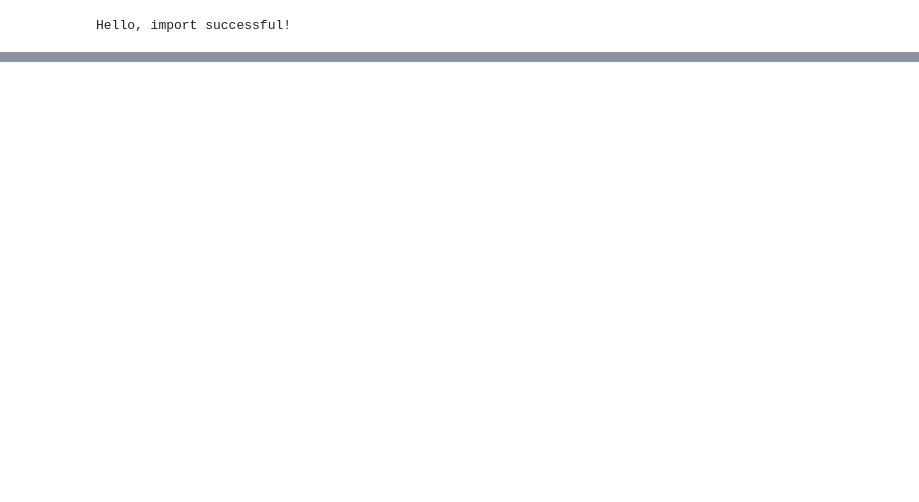
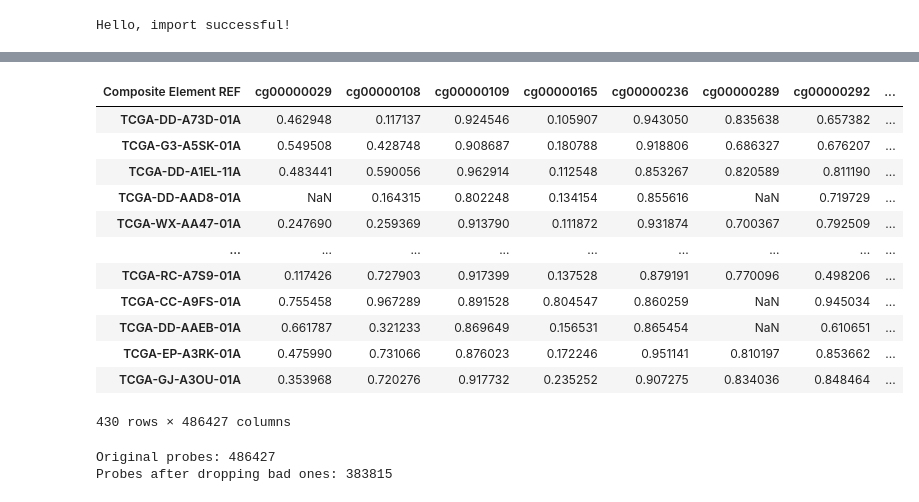
Before and after one commit to ich-bin-tyrone/epi-clusters, a Jupyter notebook: notebooks/01_eda.ipynb, the cells around one changed output, grey strips where cells are left out. Saved outputs shown, nothing was run; the diff lists cells and outputs as text; code cells hidden in the pictures; blank space fills up the shorter version.

```diff
--- a/notebooks/01_eda.ipynb
+++ b/notebooks/01_eda.ipynb
@@ -38,0 +56,37 @@ Length: 431, dtype: object
+# %%
+#transpose the methylation dataframe
+
+methylation_lihc_pd.set_index('Composite Element REF', inplace=True)
+methylation_lihc_pd_old = methylation_lihc_pd.transpose()
+methylation_lihc_pd_old
+# %% [output]
+| Composite Element REF | cg00000029 | cg00000108 | cg00000109 | cg00000165 | cg00000236 | cg00000289 | cg00000292 | ... |
+| TCGA-DD-A73D-01A | 0.462948 | 0.117137 | 0.924546 | 0.105907 | 0.943050 | 0.835638 | 0.657382 | ... |
+| TCGA-G3-A5SK-01A | 0.549508 | 0.428748 | 0.908687 | 0.180788 | 0.918806 | 0.686327 | 0.676207 | ... |
+| TCGA-DD-A1EL-11A | 0.483441 | 0.590056 | 0.962914 | 0.112548 | 0.853267 | 0.820589 | 0.811190 | ... |
+| TCGA-DD-AAD8-01A | NaN | 0.164315 | 0.802248 | 0.134154 | 0.855616 | NaN | 0.719729 | ... |
+| TCGA-WX-AA47-01A | 0.247690 | 0.259369 | 0.913790 | 0.111872 | 0.931874 | 0.700367 | 0.792509 | ... |
+| ... | ... | ... | ... | ... | ... | ... | ... | ... |
+| TCGA-RC-A7S9-01A | 0.117426 | 0.727903 | 0.917399 | 0.137528 | 0.879191 | 0.770096 | 0.498206 | ... |
+| TCGA-CC-A9FS-01A | 0.755458 | 0.967289 | 0.891528 | 0.804547 | 0.860259 | NaN | 0.945034 | ... |
+| TCGA-DD-AAEB-01A | 0.661787 | 0.321233 | 0.869649 | 0.156531 | 0.865454 | NaN | 0.610651 | ... |
+| TCGA-EP-A3RK-01A | 0.475990 | 0.731066 | 0.876023 | 0.172246 | 0.951141 | 0.810197 | 0.853662 | ... |
+| TCGA-GJ-A3OU-01A | 0.353968 | 0.720276 | 0.917732 | 0.235252 | 0.907275 | 0.834036 | 0.848464 | ... |
+430 rows × 486427 columns
+# %%
+import pandas as pd
+from sklearn.impute import SimpleImputer
+
+# --- STEP 1: Drop probes with too many NaNs ---
+# Calculate the threshold for 10% missingness
+# (e.g., if you have 370 tumor samples, keep probes that have at least 333 valid values)
+threshold = int(methylation_lihc_pd_old.shape[0] * 0.90)
+
+# Drop columns (probes) that do not meet the threshold
+methylation_lihc_pd = methylation_lihc_pd_old.dropna(axis=1, thresh=threshold)
+
+print(f"Original probes: {methylation_lihc_pd_old.shape[1]}")
+print(f"Probes after dropping bad ones: {methylation_lihc_pd.shape[1]}")
+# %% [output]
+Original probes: 486427
+Probes after dropping bad ones: 383815
```
Also changed, not shown: parts of 18 cells of this notebook, 4 other files.
